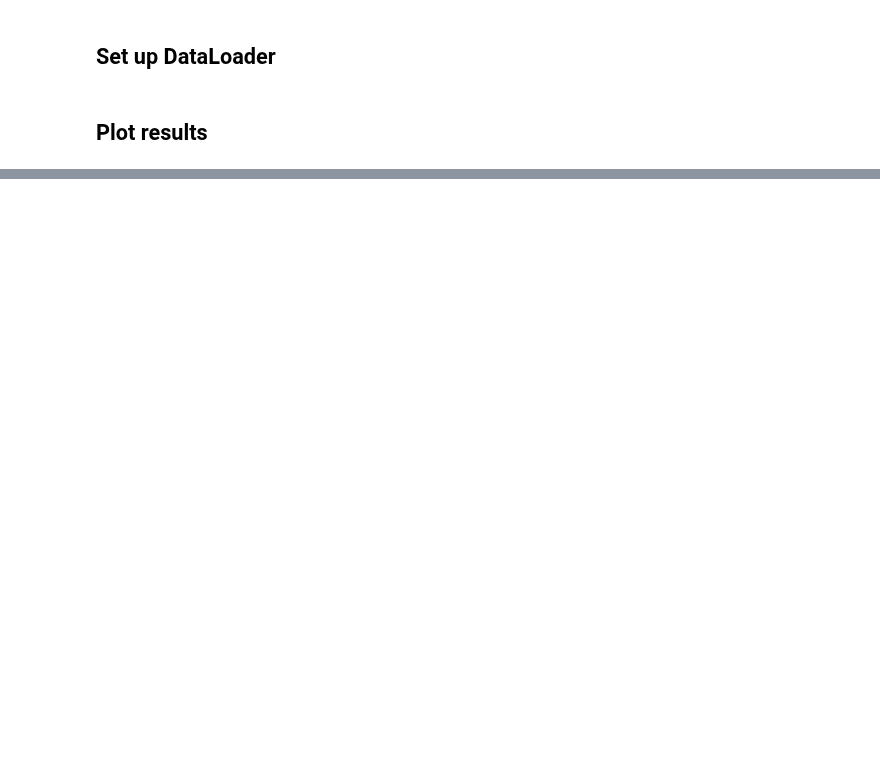
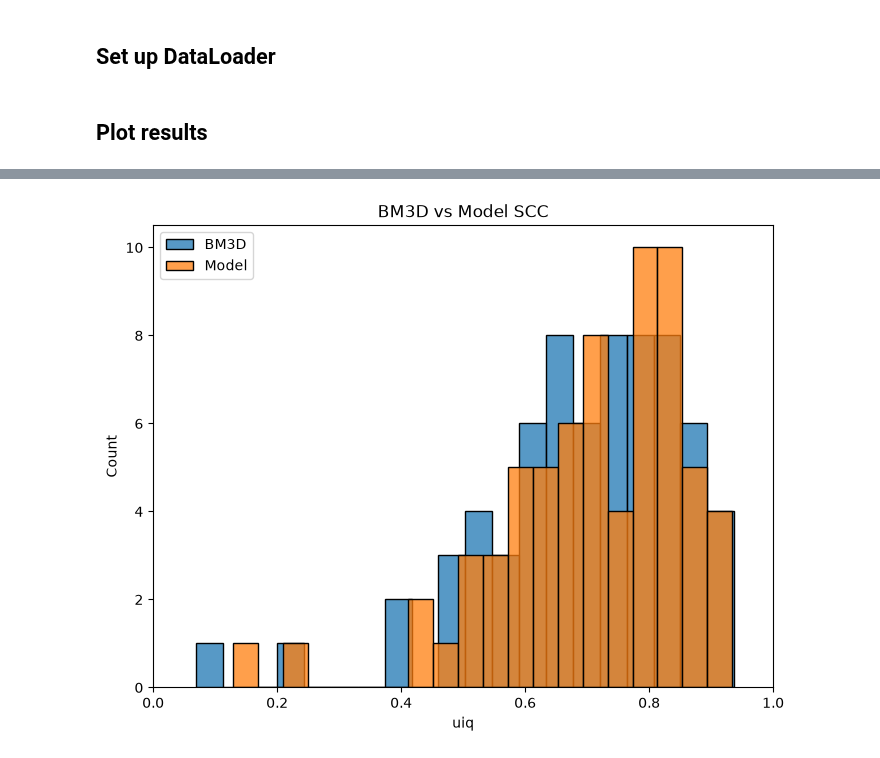
Before and after one commit to georgegrosu1/torch-admm-deconv, a Jupyter notebook: notebooks/eval_algs.ipynb, the cells around one changed output, grey strips where cells are left out. Drawn from its saved outputs; the diff is of its cells as text; code cells hidden in the pictures; blank space fills up the shorter version.

```diff
--- a/notebooks/eval_algs.ipynb
+++ b/notebooks/eval_algs.ipynb
@@ -295,11 +334,13 @@ plt.show()
 # %%
 plt.figure(figsize=(8, 6))
-sns.histplot(bm3d_df.scc, bins=50, label='BM3D')
-sns.histplot(model_df.scc, bins=50, label='Model')
+sns.histplot(swinir_df.uiq, bins=20, label='BM3D')
+sns.histplot(model_df.uiq, bins=20, label='Model')
 plt.xlim(0, 1)
 plt.title('BM3D vs Model SCC')
 plt.legend()
 plt.show()
+# %% [output]
+[figure, added]
 # %%
 plt.figure(figsize=(8, 6))
 sns.histplot(bm3d_df.uiq, bins=50, label='BM3D')
```
Also changed, not shown: parts of 12 cells of this notebook, 5 other files.
